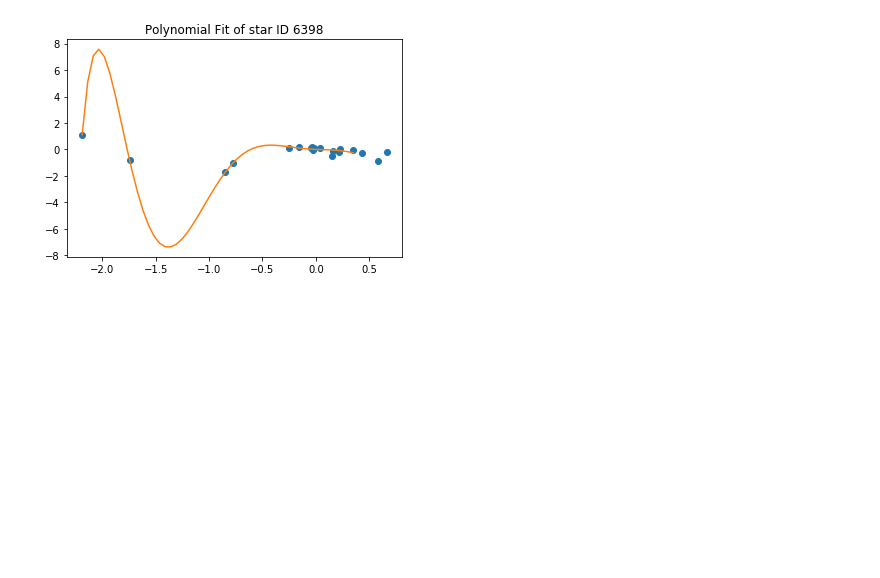
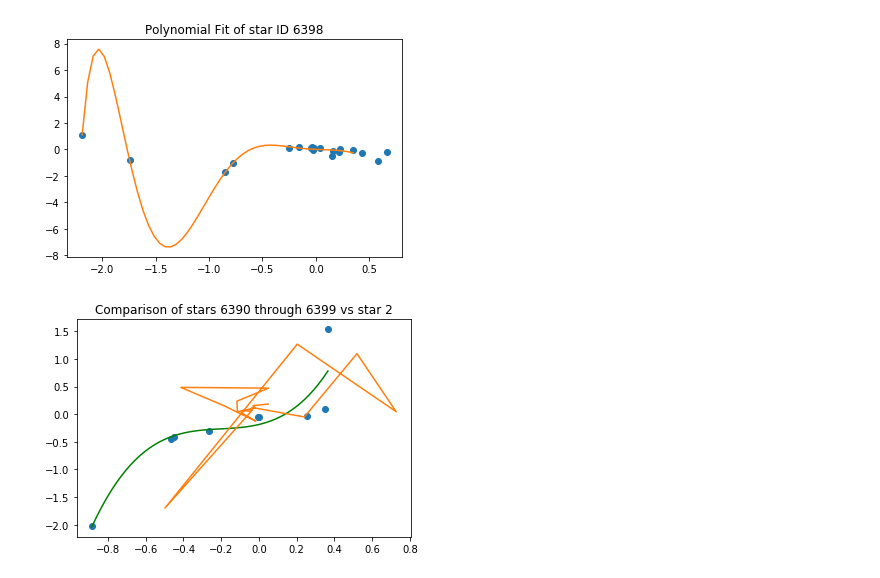
Before and after one commit to gemmaaa/lingdata, a Jupyter notebook: copy Star Cluster draft.ipynb, the cells around one changed output. Cells and saved outputs as stored; diff of their text form; code cells hidden in the pictures; blank space fills up the shorter version.

```diff
--- a/copy Star Cluster draft.ipynb
+++ b/copy Star Cluster draft.ipynb
@@ -219,3 +219,44 @@ ax = plt.gca()
 fig = plt.gcf()
 # %% [output]
 [figure]
+# %%
+multistars = []
+
+# i'm going to use data from stars 6390 - 6399
+# and compare with a star - maybe 2
+
+compare = 2
+
+x_of2 = []
+y_of2 = []
+
+multi_x = []
+multi_y = []
+
+x = 0
+
+for i in listnum:
+    x_of2.append(orderedid[i].at[compare,'x'])
+    y_of2.append(orderedid[i].at[compare,'y'])
+    while x < 9:
+        star = star-x
+        multi_x.append(orderedid[i].at[star,'x'])
+        multi_y.append(orderedid[i].at[star,'y'])
+        x +=1
+
+multi_x = sorted(multi_x)
+multi_y = sorted(multi_y)
+
+z3 = np.polyfit(multi_x,multi_y,3)
+f3 = np.poly1d(z3)
+
+x_new2 = np.linspace(multi_x[0], multi_x[-1], 50)
+y_new2 = f3(x_new2)
+
+plt.plot(multi_x,multi_y,'o', x_new2, y_new2, 'g', x_of2, y_of2)
+#plt.plot(multi_x,multi_y, 'o',f3)
+plt.title('Comparison of stars 6390 through 6399 vs star 2'.format(star))
+ax = plt.gca()
+fig = plt.gcf()
+# %% [output]
+[figure, added]
```
Also changed, not shown: parts of 1 cell of this notebook.
